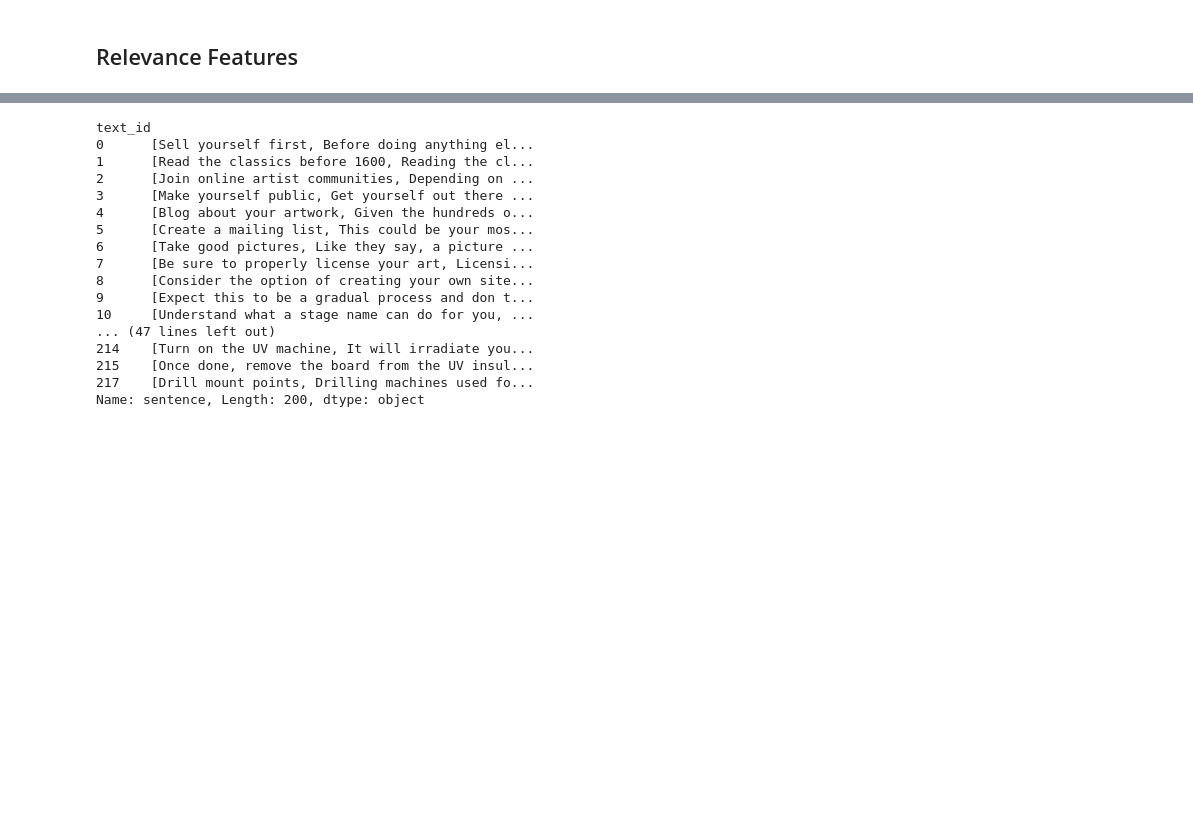
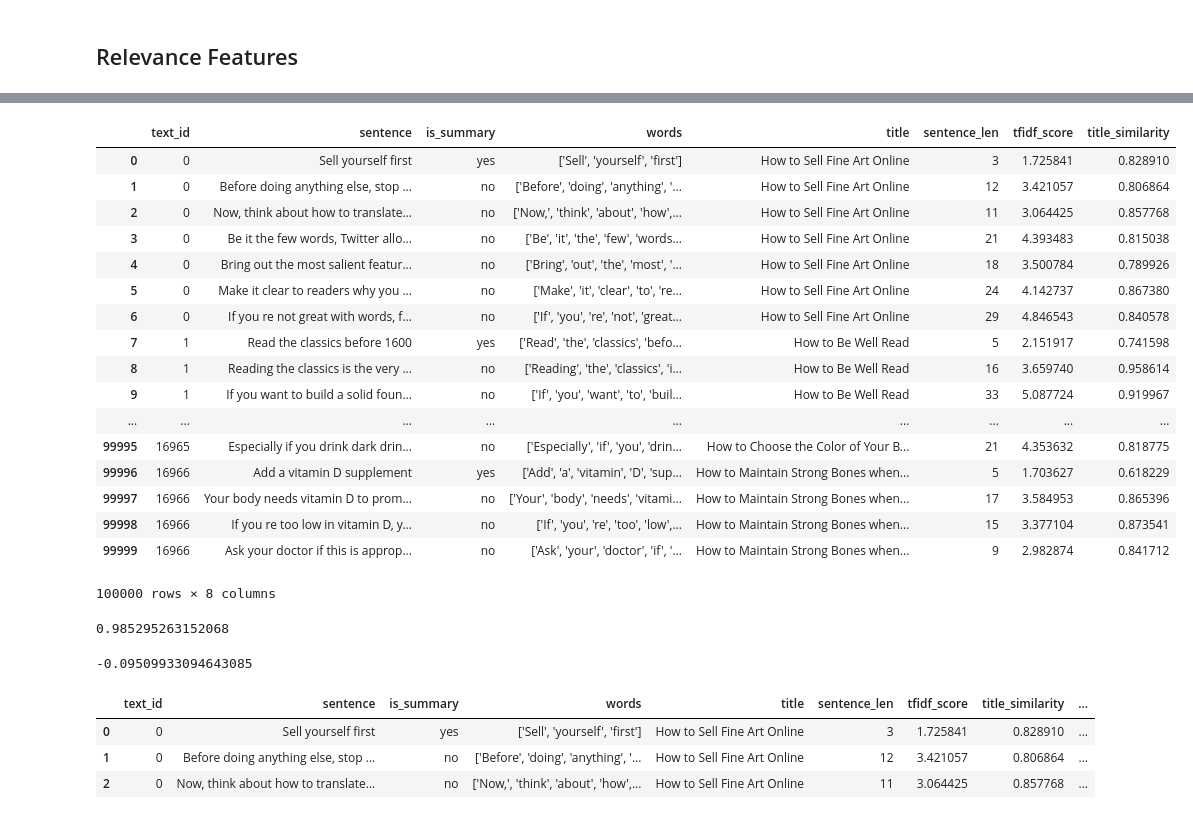
Before and after one commit to sarisboo/springboard, a Jupyter notebook: capstone_1/storytelling_feature_extraction.ipynb, the cells around one changed output, grey strips where cells are left out. Saved outputs shown, nothing was run; the diff lists cells and outputs as text; code cells hidden in the pictures; blank space fills up the shorter version.

```diff
--- a/capstone_1/storytelling_feature_extraction.ipynb
+++ b/capstone_1/storytelling_feature_extraction.ipynb
@@ -7,6 +7,11 @@ from sklearn.feature_extraction.text import TfidfVectorizer
 import matplotlib.pyplot as plt
 import seaborn as sns
 sns.set(style="darkgrid")
+from feature_extraction_funcs import *
+from sklearn.feature_extraction.text import CountVectorizer
+from collections import Counter, OrderedDict
+from nltk.corpus import stopwords
 import spacy
-nlp = spacy.load("en_core_web_sm")
-import itertools
+import enchant
+plt.figure(figsize=(20,10))
+nlp = spacy.load("en_core_web_lg")
@@ -171,20 +118,5 @@ similarities
-# %%
-docs_subset
-# %% [output]
-text_id
-0      [Sell yourself first, Before doing anything el...
-1      [Read the classics before 1600, Reading the cl...
-2      [Join online artist communities, Depending on ...
-3      [Make yourself public, Get yourself out there ...
-4      [Blog about your artwork, Given the hundreds o...
-5      [Create a mailing list, This could be your mos...
-6      [Take good pictures, Like they say, a picture ...
-7      [Be sure to properly license your art, Licensi...
-8      [Consider the option of creating your own site...
-9      [Expect this to be a gradual process and don t...
-10     [Understand what a stage name can do for you, ...
-... (47 lines left out)
-214    [Turn on the UV machine, It will irradiate you...
-215    [Once done, remove the board from the UV insul...
-217    [Drill mount points, Drilling machines used fo...
-Name: sentence, Length: 200, dtype: object
+# %%
+def get_similarity(term1, term2):
+    sent1 = nlp(term1)
+    sent2 = nlp(term2)
+    return sent1.similarity(sent2)
@@ -190,0 +127,29 @@ Name: sentence, Length: 200, dtype: object
+# %%
+wikihow_subset
+# %% [output]
+|  | text_id | sentence | is_summary | words | title | sentence_len | tfidf_score | title_similarity |
+| 0 | 0 | Sell yourself first | yes | ['Sell', 'yourself', 'first'] | How to Sell Fine Art Online | 3 | 1.725841 | 0.828910 |
+| 1 | 0 | Before doing anything else, stop ... | no | ['Before', 'doing', 'anything', '... | How to Sell Fine Art Online | 12 | 3.421057 | 0.806864 |
+| 2 | 0 | Now, think about how to translate... | no | ['Now,', 'think', 'about', 'how',... | How to Sell Fine Art Online | 11 | 3.064425 | 0.857768 |
+| 3 | 0 | Be it the few words, Twitter allo... | no | ['Be', 'it', 'the', 'few', 'words... | How to Sell Fine Art Online | 21 | 4.393483 | 0.815038 |
+| 4 | 0 | Bring out the most salient featur... | no | ['Bring', 'out', 'the', 'most', '... | How to Sell Fine Art Online | 18 | 3.500784 | 0.789926 |
+| 5 | 0 | Make it clear to readers why you ... | no | ['Make', 'it', 'clear', 'to', 're... | How to Sell Fine Art Online | 24 | 4.142737 | 0.867380 |
+| 6 | 0 | If you re not great with words, f... | no | ['If', 'you', 're', 'not', 'great... | How to Sell Fine Art Online | 29 | 4.846543 | 0.840578 |
+| 7 | 1 | Read the classics before 1600 | yes | ['Read', 'the', 'classics', 'befo... | How to Be Well Read | 5 | 2.151917 | 0.741598 |
+| 8 | 1 | Reading the classics is the very ... | no | ['Reading', 'the', 'classics', 'i... | How to Be Well Read | 16 | 3.659740 | 0.958614 |
+| 9 | 1 | If you want to build a solid foun... | no | ['If', 'you', 'want', 'to', 'buil... | How to Be Well Read | 33 | 5.087724 | 0.919967 |
+| ... | ... | ... | ... | ... | ... | ... | ... | ... |
+| 99995 | 16965 | Especially if you drink dark drin... | no | ['Especially', 'if', 'you', 'drin... | How to Choose the Color of Your B... | 21 | 4.353632 | 0.818775 |
+| 99996 | 16966 | Add a vitamin D supplement | yes | ['Add', 'a', 'vitamin', 'D', 'sup... | How to Maintain Strong Bones when... | 5 | 1.703627 | 0.618229 |
+| 99997 | 16966 | Your body needs vitamin D to prom... | no | ['Your', 'body', 'needs', 'vitami... | How to Maintain Strong Bones when... | 17 | 3.584953 | 0.865396 |
+| 99998 | 16966 | If you re too low in vitamin D, y... | no | ['If', 'you', 're', 'too', 'low',... | How to Maintain Strong Bones when... | 15 | 3.377104 | 0.873541 |
+| 99999 | 16966 | Ask your doctor if this is approp... | no | ['Ask', 'your', 'doctor', 'if', '... | How to Maintain Strong Bones when... | 9 | 2.982874 | 0.841712 |
+100000 rows × 8 columns
+# %%
+wikihow_subset['title_similarity'].max()
+# %% [output]
+0.985295263152068
+# %%
+wikihow_subset['title_similarity'].min()
+# %% [output]
+-0.09509933094643085
@@ -190,0 +170,7 @@ Name: sentence, Length: 200, dtype: object
+# %%
+wikihow_subset.head(3)
+# %% [output]
+|  | text_id | sentence | is_summary | words | title | sentence_len | tfidf_score | title_similarity | ... |
+| 0 | 0 | Sell yourself first | yes | ['Sell', 'yourself', 'first'] | How to Sell Fine Art Online | 3 | 1.725841 | 0.828910 | ... |
+| 1 | 0 | Before doing anything else, stop ... | no | ['Before', 'doing', 'anything', '... | How to Sell Fine Art Online | 12 | 3.421057 | 0.806864 | ... |
+| 2 | 0 | Now, think about how to translate... | no | ['Now,', 'think', 'about', 'how',... | How to Sell Fine Art Online | 11 | 3.064425 | 0.857768 | ... |
```
Also changed, not shown: parts of 35 cells of this notebook.
